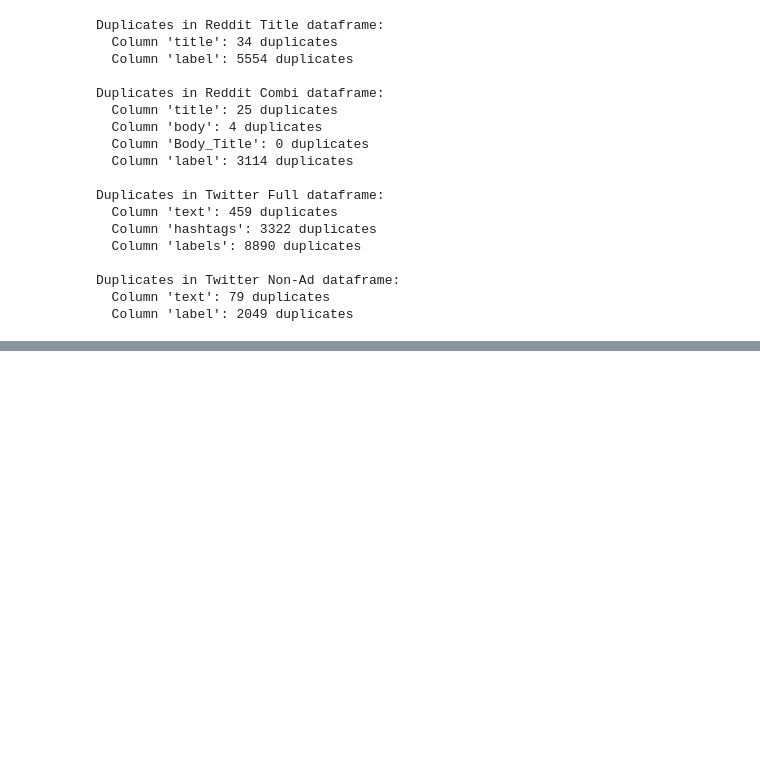
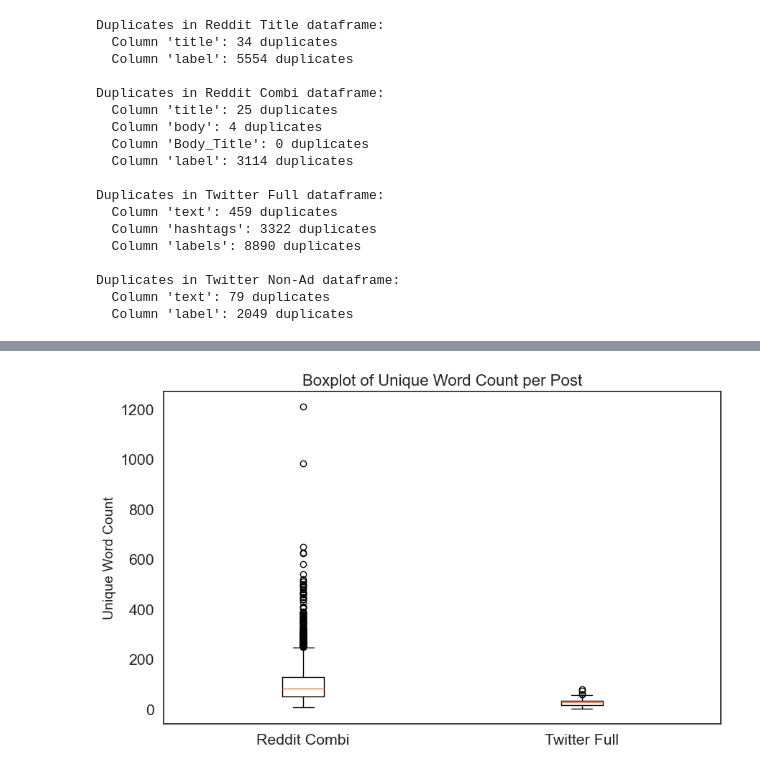
Before and after one commit to roronoazoero/Stress-Detection, a Jupyter notebook: notebooks/preprocessing.ipynb, the cells around one changed output, grey strips where cells are left out. Saved outputs shown, nothing was run; the diff lists cells and outputs as text; code cells hidden in the pictures; blank space fills up the shorter version.

```diff
--- a/notebooks/preprocessing.ipynb
+++ b/notebooks/preprocessing.ipynb
@@ -171,0 +276,13 @@ import nltk
+# %%
+# b. Boxplot of unique word count per post
+reddit_combi_df['unique_word_count'] = reddit_combi_df['Body_Title'].apply(lambda x: len(set(x.split())))
+twitter_full_df['unique_word_count'] = twitter_full_df['text'].apply(lambda x: len(set(x.split())))
+
+plt.figure(figsize=(10, 6))
+plt.boxplot([reddit_combi_df['unique_word_count'], twitter_full_df['unique_word_count']],
+            labels =['Reddit Combi', 'Twitter Full'])
+plt.ylabel("Unique Word Count", fontsize=14)
+plt.title("Boxplot of Unique Word Count per Post", fontsize=16)
+plt.show()
+# %% [output]
+[figure, added]
```
Also changed, not shown: parts of 11 cells of this notebook, 2 other files.
